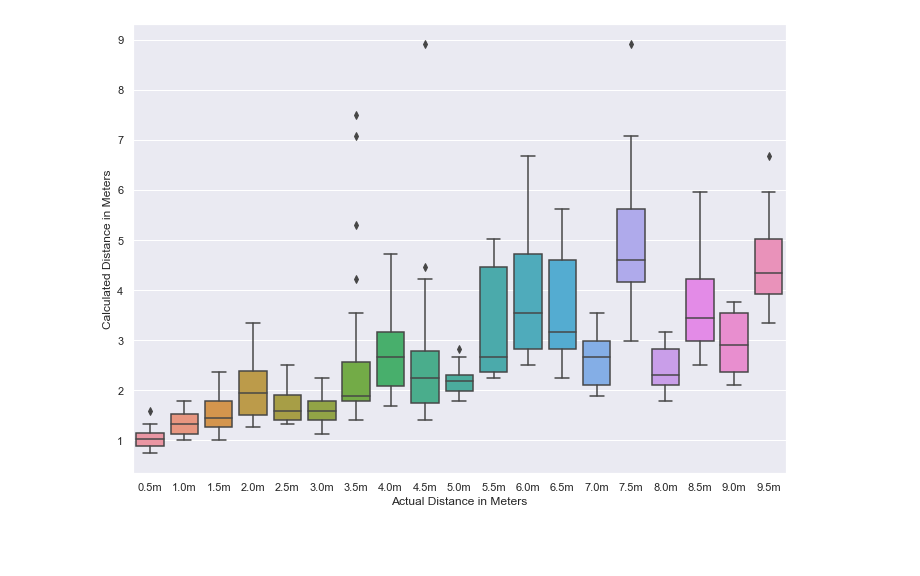
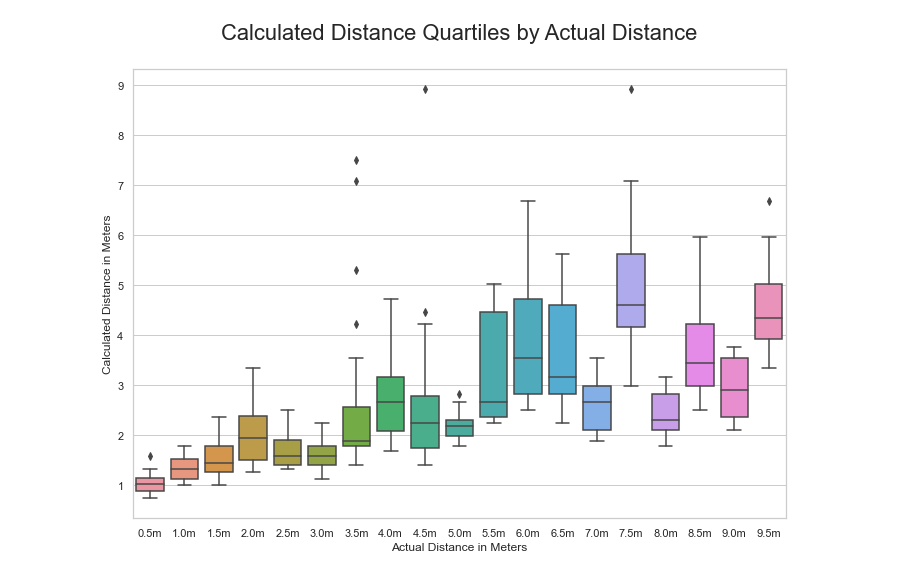
Before and after one commit to christophersmith/missiondata-labs, a Jupyter notebook: ble-single-antenna-distance-detection-accuracy/BLE Distance.ipynb, the cells around one changed output. Cells and saved outputs as stored; diff of their text form; code cells hidden in the pictures; blank space fills up the shorter version.

```diff
--- a/ble-single-antenna-distance-detection-accuracy/BLE Distance.ipynb
+++ b/ble-single-antenna-distance-detection-accuracy/BLE Distance.ipynb
@@ -29,10 +29,11 @@ Distance: 1.0m
 max               6.683400
 # %%
 sns.set(rc={'figure.figsize':(11.7,8.27)})
-
+sns.set_style("whitegrid")
 sns.boxplot(x = df["Actual_Distance"], y = df["Calculated_Distance"])
+plt.title("Calculated Distance Quartiles by Actual Distance\n", fontsize=22)
 plt.xlabel("Actual Distance in Meters")
 plt.ylabel("Calculated Distance in Meters")
 plt.show()
 # %% [output]
-[figure, old version]
+[figure, new version]
```
Also changed, not shown: 1 other file.
